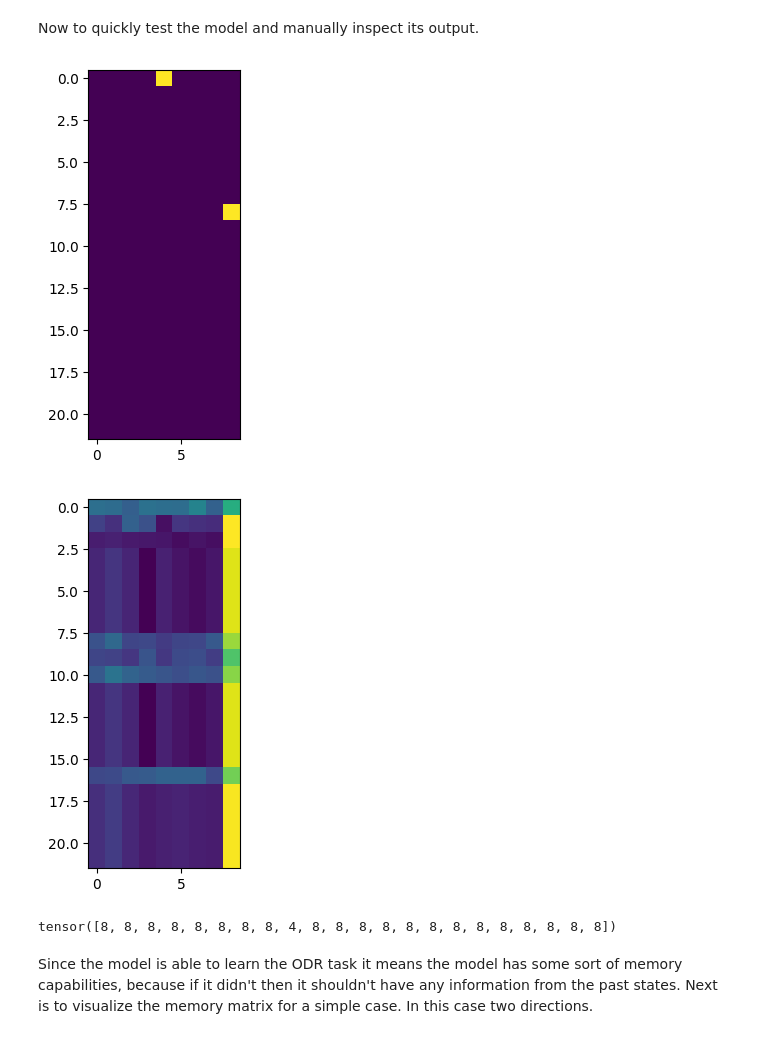
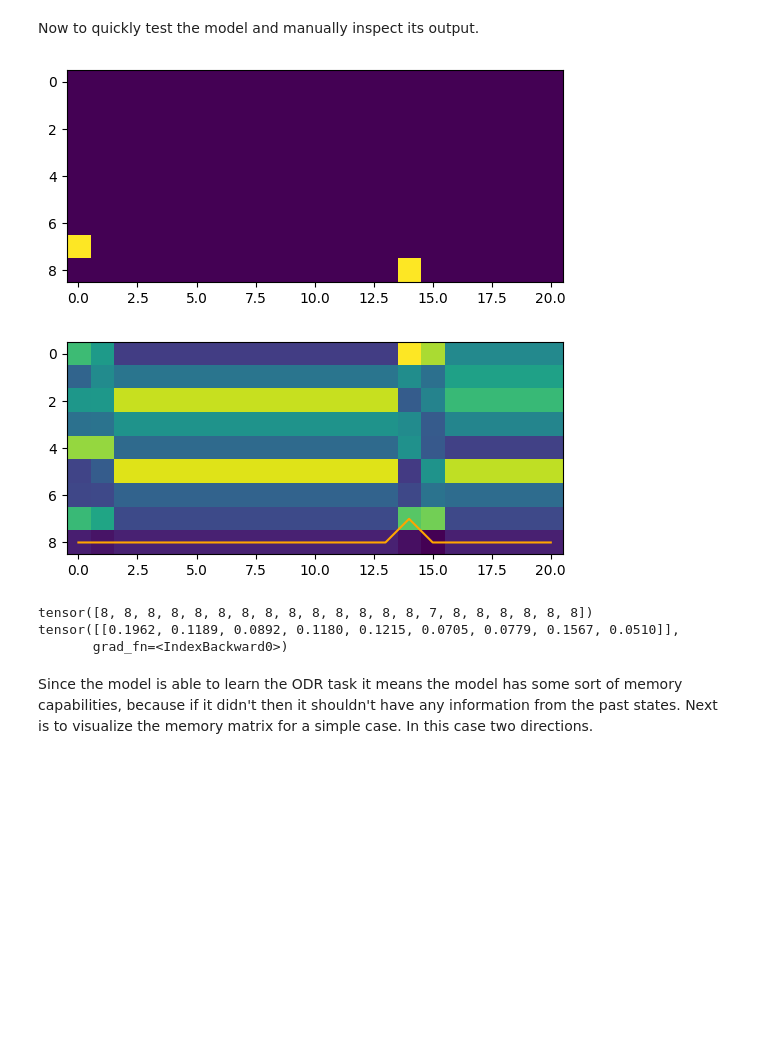
Before and after one commit to IanPTan/MoPeA, a Jupyter notebook: src/model_tests.ipynb, the cells around one changed output. Saved outputs shown, nothing was run; the diff lists cells and outputs as text; code cells hidden in the pictures; blank space fills up the shorter version.

Commit message:
trying out some masking and also made plots a little nicer, (also small fix for dataset)

```diff
--- a/src/model_tests.ipynb
+++ b/src/model_tests.ipynb
@@ -29,14 +29,14 @@ class ODRDataset(Dataset):
         if ind >= len(self):
             raise Exception("Index out of range.")
 
-        wait = int(ind / self.directions)
+        wait = int(ind / self.directions) + self.min_wait
         direction = ind % self.directions
 
-        x = pt.zeros(self.max_wait + 2, self.directions + 1, dtype=pt.float32)
+        x = pt.zeros(self.max_wait + 1, self.directions + 1, dtype=pt.float32)
         x[0][direction] = 1
         x[wait + 1][-1] = 1
 
-        labels = pt.full((self.max_wait + 2,), self.directions, dtype=pt.int64)
+        labels = pt.full((self.max_wait + 1,), self.directions, dtype=pt.int64)
         labels[wait + 1] = direction
 
         return x, labels
@@ -75,12 +75,21 @@ DIRECTIONS = 8
 
 dataset = ODRDataset(DIRECTIONS, 10, 20)
 dataloader = DataLoader(dataset, batch_size=8, shuffle=True)
-model = mm.MoPeAModel(DIRECTIONS + 1, 64, DIRECTIONS + 1, 64, depth=2, min_r=0.999)
-raw_criterion = nn.CrossEntropyLoss()
+model = mm.MoPeAModel(DIRECTIONS + 1, DIRECTIONS * 2, DIRECTIONS + 1, DIRECTIONS, depth=1, min_r=0.999)
+
+raw_criterion = nn.CrossEntropyLoss(reduction="none")
 def criterion(outputs, labels):
+    blank_label = labels.max()
+    mask = (labels != blank_label)
+
     outputs = outputs.view(-1, outputs.shape[-1])
     labels = labels.view(-1)
-    return raw_criterion(outputs, labels)
+    mask = mask.view(-1)
+    raw_loss = raw_criterion(outputs, labels)
+    loss = pt.mean(raw_loss * mask)
+
+    return loss
+
 optimizer = optim.AdamW(model.parameters(), lr=1e-3)
 scheduler = optim.lr_scheduler.ReduceLROnPlateau(
     optimizer,
@@ -128,25 +137,29 @@ plt.show()
 # %% [markdown]
 Now to quickly test the model and manually inspect its output.
 # %%
-EXAMPLE_INDEX = 60
+EXAMPLE_INDEX = 31
 
 x, labels = dataset[EXAMPLE_INDEX]
 x = x.unsqueeze(0)
 labels = labels.unsqueeze(0)
 
 model.eval()
 y = model(x)
 
-plt.imshow(x[0])
+plt.imshow(x[0].T)
 plt.show()
 
-plt.imshow(y[0].detach())
+plt.imshow(y[0].detach().T)
+plt.plot(labels[0], color="orange")
 plt.show()
 
 print(labels[0])
+print(y[0][labels[0]!=labels.max()])
 # %% [output]
-[figure, old version]
+[figure, new version]
-[figure, old version]
+[figure, new version]
-tensor([8, 8, 8, 8, 8, 8, 8, 8, 4, 8, 8, 8, 8, 8, 8, 8, 8, 8, 8, 8, 8, 8])
+tensor([8, 8, 8, 8, 8, 8, 8, 8, 8, 8, 8, 8, 8, 8, 7, 8, 8, 8, 8, 8, 8])
+tensor([[0.1962, 0.1189, 0.0892, 0.1180, 0.1215, 0.0705, 0.0779, 0.1567, 0.0510]],
+       grad_fn=<IndexBackward0>)
 # %% [markdown]
 Since the model is able to learn the ODR task it means the model has some sort of memory capabilities, because if it didn't then it shouldn't have any information from the past states. Next is to visualize the memory matrix for a simple case. In this case two directions.
```
Also changed, not shown: parts of 2 cells of this notebook.
